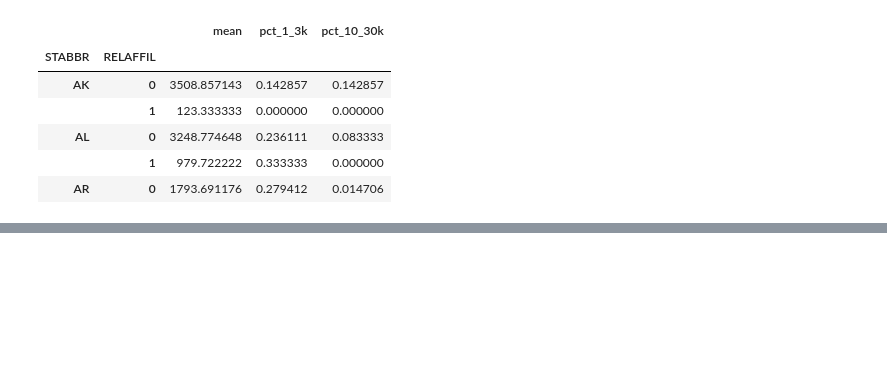
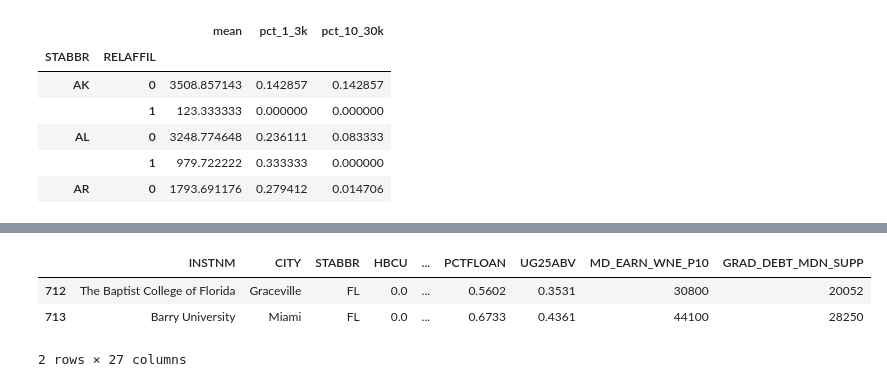
Before and after one commit to sandeepny441/projects_PS, a Jupyter notebook: pandas_sources/pandas_cookbook_p/7_Aggregation_Groupby_Operations.ipynb, the cells around one changed output, grey strips where cells are left out. Drawn from its saved outputs; the diff is of its cells as text; code cells hidden in the pictures; blank space fills up the shorter version.

```diff
--- a/pandas_sources/pandas_cookbook_p/7_Aggregation_Groupby_Operations.ipynb
+++ b/pandas_sources/pandas_cookbook_p/7_Aggregation_Groupby_Operations.ipynb
@@ -391,0 +420,7 @@ college.groupby(['STABBR', 'RELAFFIL'])['UGDS'] \
+# %%
+grouped.get_group(('FL', 1)).head(2)
+# %% [output]
+|  | INSTNM | CITY | STABBR | HBCU | ... | PCTFLOAN | UG25ABV | MD_EARN_WNE_P10 | GRAD_DEBT_MDN_SUPP |
+| 712 | The Baptist College of Florida | Graceville | FL | 0.0 | ... | 0.5602 | 0.3531 | 30800 | 20052 |
+| 713 | Barry University | Miami | FL | 0.0 | ... | 0.6733 | 0.4361 | 44100 | 28250 |
+2 rows × 27 columns
```
Also changed, not shown: parts of 24 cells of this notebook.
